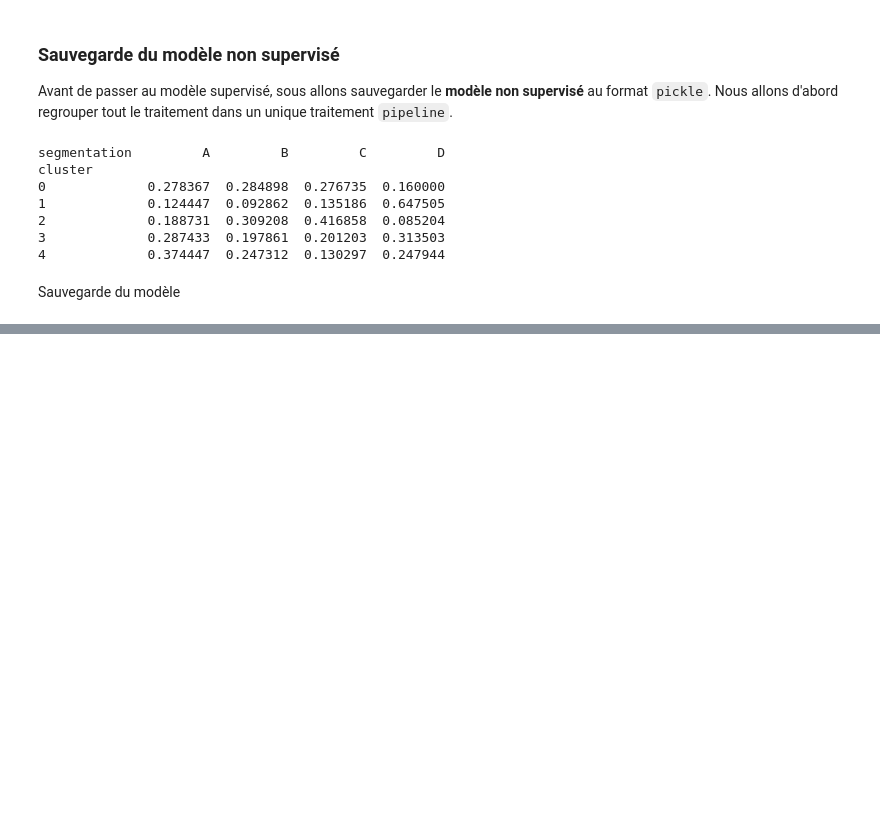
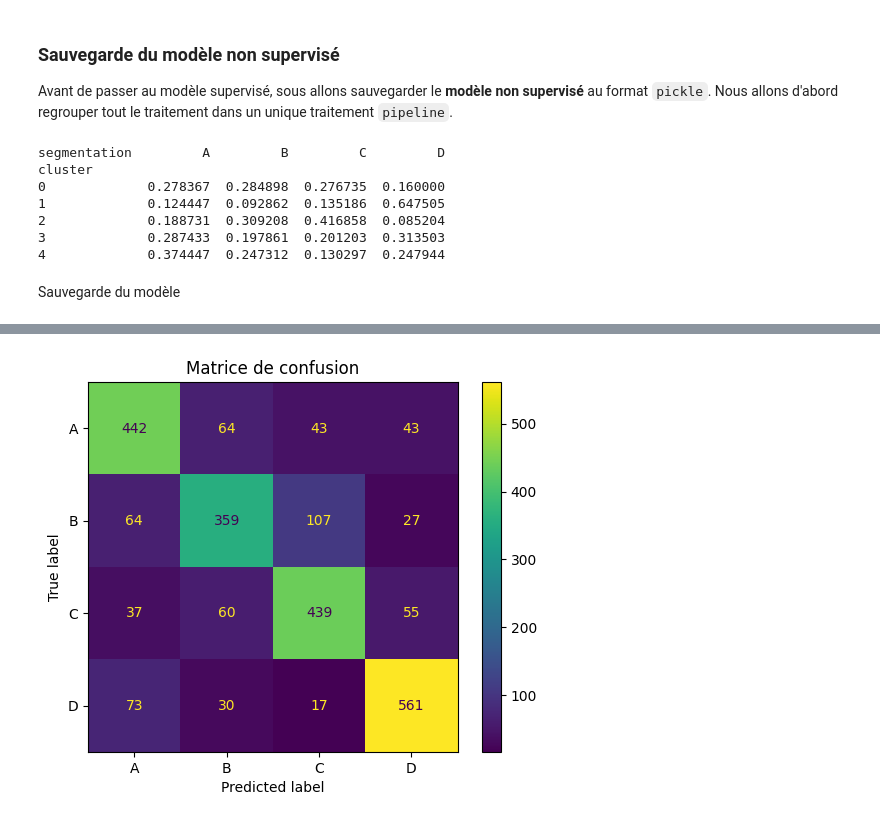
Before and after one commit to anthonybnl/projet-datascience, a Jupyter notebook: notebook-eda-models.ipynb, the cells around one changed output, grey strips where cells are left out. Saved outputs shown, nothing was run; the diff lists cells and outputs as text; code cells hidden in the pictures; blank space fills up the shorter version.

Commit message:
finalisation du modèle supervisé

```diff
--- a/notebook-eda-models.ipynb
+++ b/notebook-eda-models.ipynb
@@ -606,0 +674,35 @@ joblib.dump(pipeline_non_supervise, './models/non_supervie.pkl')
+# %%
+preprocessor = ColumnTransformer(
+    transformers=[
+        (
+            "num",
+            StandardScaler(),
+            variables_quantitatives,
+        ),
+        (
+            "cat",
+            OneHotEncoder(drop=None, handle_unknown="ignore"),
+            variables_qualitatives,
+        ),
+    ]
+)
+
+# classifier HistGradientBoostingClassifier : équivalent de LightGBM
+
+classifier = HistGradientBoostingClassifier(
+    random_state=17,
+    class_weight="balanced",
+    max_iter=300,
+    learning_rate=5e-2,
+    max_depth=10,
+    min_samples_leaf=20,
+)
+
+pipeline_supervise = Pipeline(
+    [
+        ("preprocessor", preprocessor),
+        ("classifier", classifier),
+    ]
+)
+
+pipeline_supervise.fit(X, y)
@@ -606,0 +725,6 @@ joblib.dump(pipeline_non_supervise, './models/non_supervie.pkl')
+# %%
+# Évaluer le modèle
+
+y_pred = pipeline_supervise.predict(X_test)
+print("Rapport de classification :")
+print(classification_report(y_test, y_pred))
@@ -606,0 +743,6 @@ joblib.dump(pipeline_non_supervise, './models/non_supervie.pkl')
+# %%
+ConfusionMatrixDisplay.from_predictions(y_test, y_pred, display_labels=["A", "B", "C", "D"])
+plt.title("Matrice de confusion")
+plt.show()
+# %% [output]
+[figure, added]
```
Also changed, not shown: parts of 14 cells of this notebook, 2 other files.
